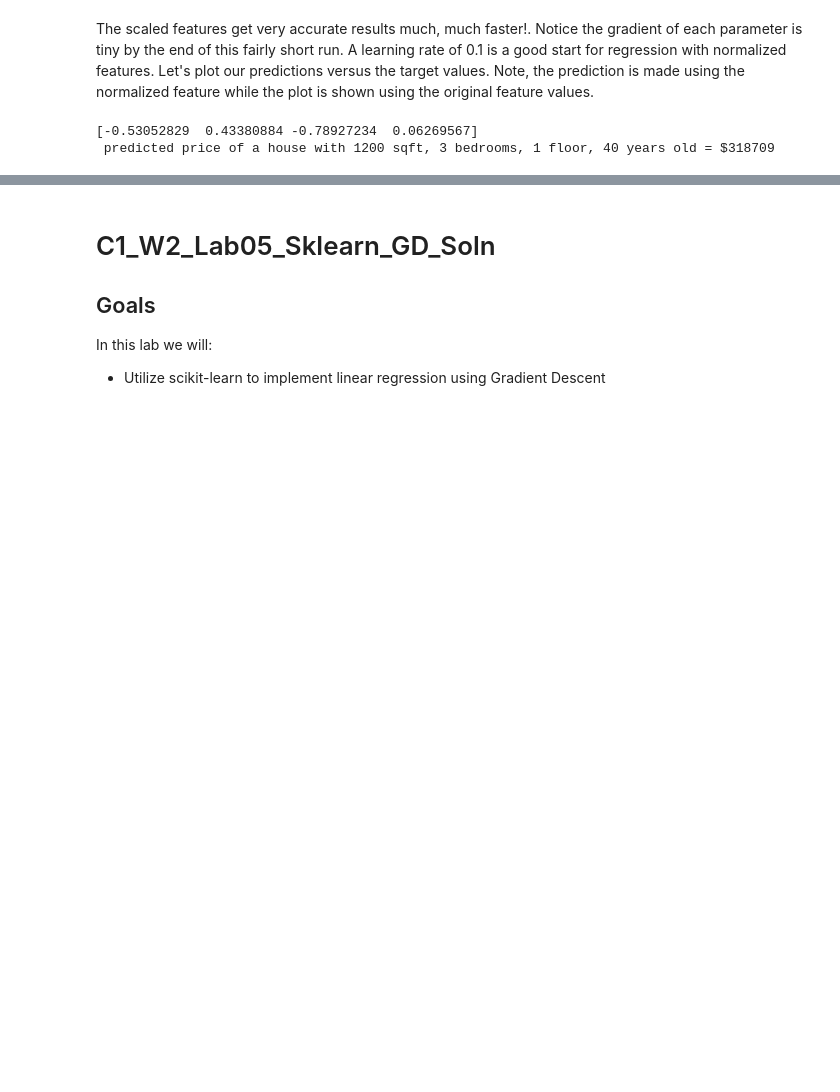
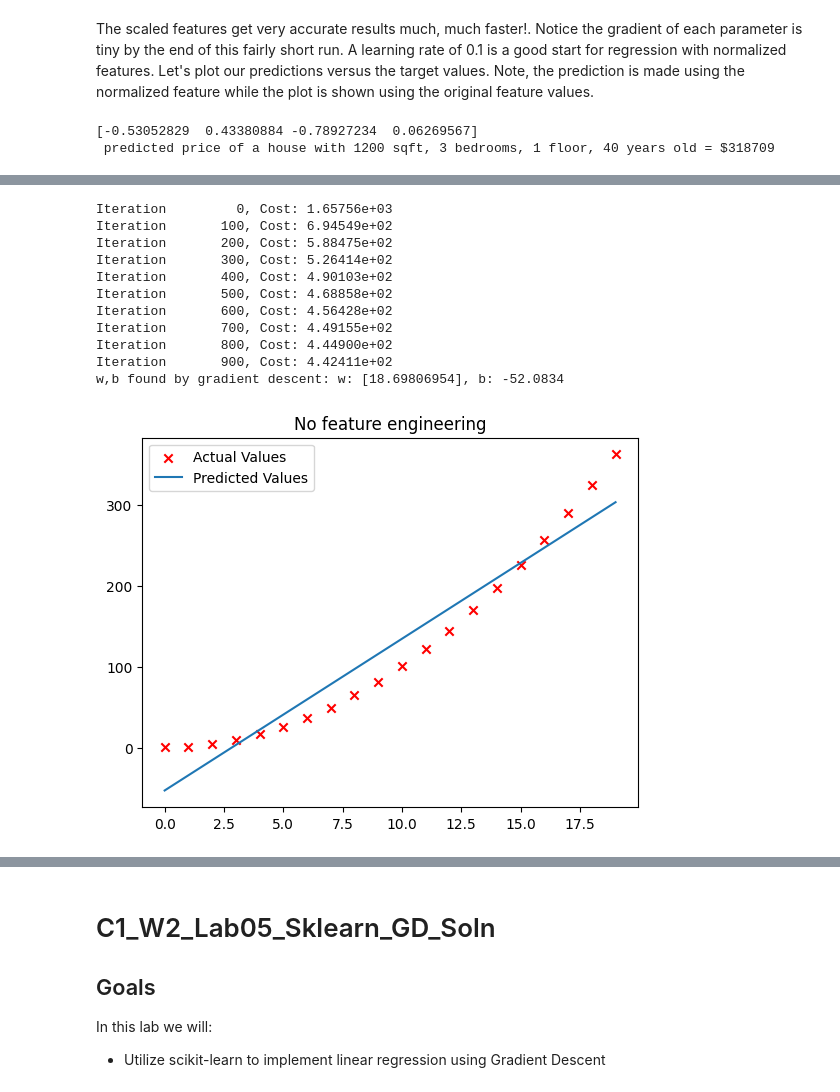
Before and after one commit to ManishJyani/SupervisedMLAndrewNg, a Jupyter notebook: Week02.ipynb, the cells around one changed output, grey strips where cells are left out. Drawn from its saved outputs; the diff is of its cells as text; code cells hidden in the pictures; blank space fills up the shorter version.

```diff
--- a/Week02.ipynb
+++ b/Week02.ipynb
@@ -371,0 +380,21 @@ print(f" predicted price of a house with 1200 sqft, 3 bedrooms, 1 floor, 40 year
+# %%
+x= np.arange(0,20,1)
+y= 1 + x**2
+X= x.reshape(-1,1)
+# %%
+model_w,model_b= run_gradient_descent_feng(X,y,iterations=1000,alpha=1e-2)
+plt.scatter(x,y,marker='x',c='r',label='Actual Values');plt.title("No feature engineering")
+plt.plot(x,X@model_w+model_b,label='Predicted Values');plt.legend();plt.show()
+# %% [output]
+Iteration         0, Cost: 1.65756e+03
+Iteration       100, Cost: 6.94549e+02
+Iteration       200, Cost: 5.88475e+02
+Iteration       300, Cost: 5.26414e+02
+Iteration       400, Cost: 4.90103e+02
+Iteration       500, Cost: 4.68858e+02
+Iteration       600, Cost: 4.56428e+02
+Iteration       700, Cost: 4.49155e+02
+Iteration       800, Cost: 4.44900e+02
+Iteration       900, Cost: 4.42411e+02
+w,b found by gradient descent: w: [18.69806954], b: -52.0834
+[figure, added]
```
Also changed, not shown: parts of 15 cells of this notebook, 2 other files.
